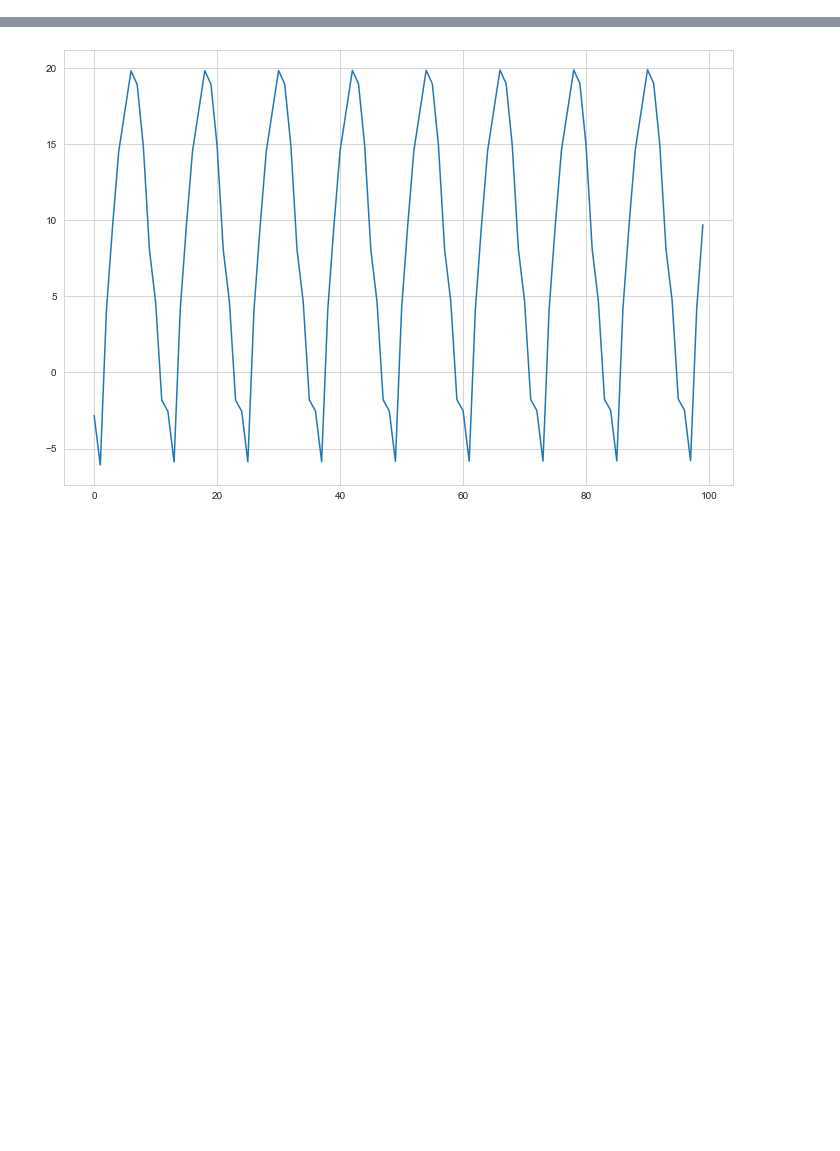
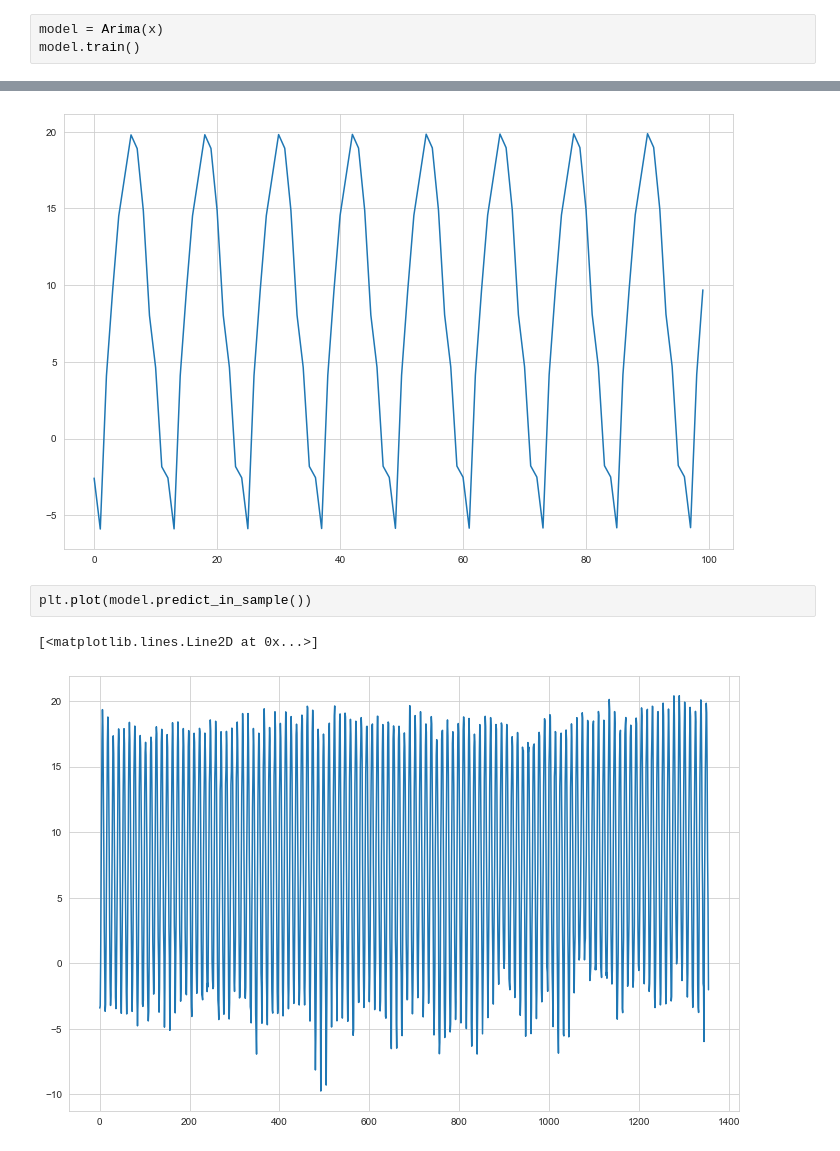
Before and after one commit to Manik2000/time-series-prediction, a Jupyter notebook: ARIMA.ipynb, the cells around one changed output, grey strips where cells are left out. Drawn from its saved outputs; the diff is of its cells as text; blank space fills up the shorter version.

```diff
--- a/ARIMA.ipynb
+++ b/ARIMA.ipynb
@@ -56,2 +41,5 @@ model = Arima(pol["T"].to_numpy())
+# %%
+model = Arima(x)
+model.train()
 # %%
 model._model.summary()
@@ -89,3 +57,8 @@ plt.plot(model.predict(100))
 plt.show()
 # %% [output]
 [figure]
+# %%
+plt.plot(model.predict_in_sample())
+# %% [output]
+[<matplotlib.lines.Line2D at 0x...>]
+[figure, added]
```
Also changed, not shown: parts of 8 cells of this notebook, 3 other files.
